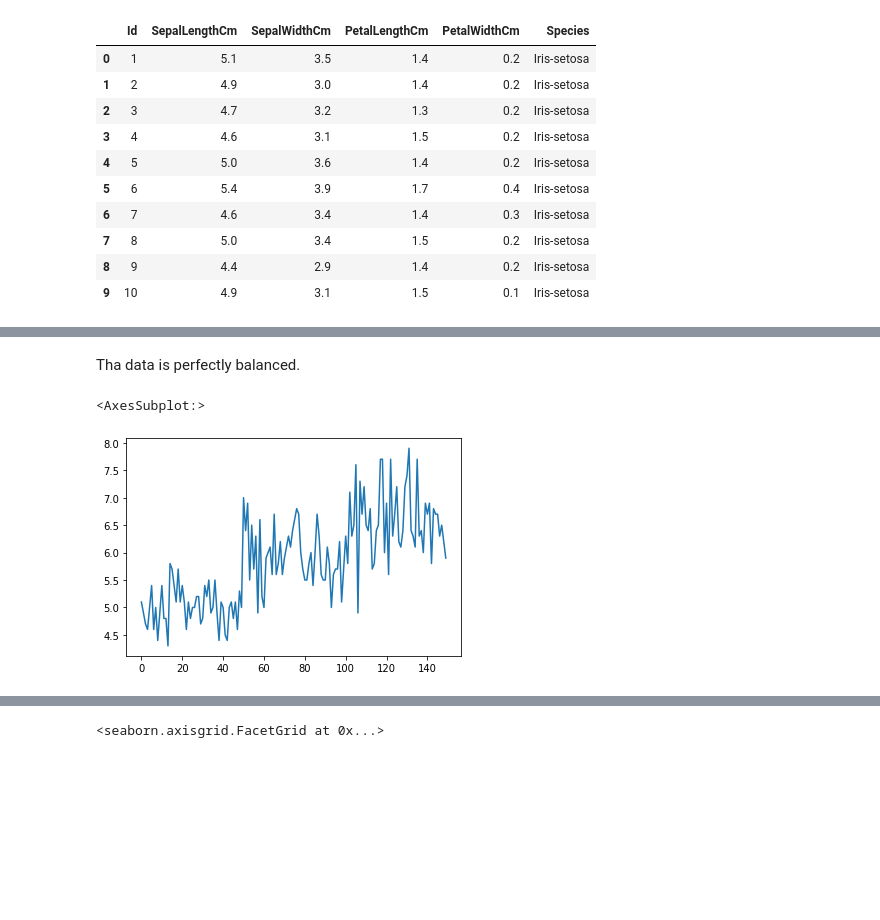
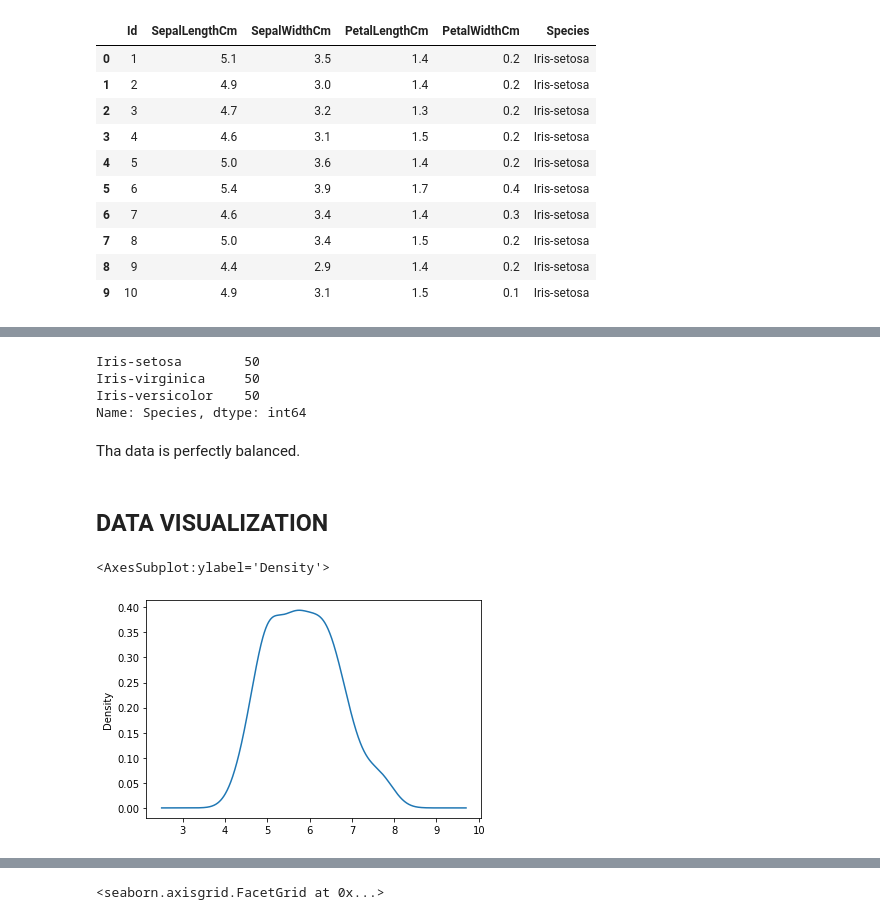
Before and after one commit to KavishGoyal/Grip_Tasks, a Jupyter notebook: Task_3_Unsupervised_Learning.ipynb, the cells around one changed output, grey strips where cells are left out. Cells and saved outputs as stored; diff of their text form; code cells hidden in the pictures; blank space fills up the shorter version.

```diff
--- a/Task_3_Unsupervised_Learning.ipynb
+++ b/Task_3_Unsupervised_Learning.ipynb
@@ -70,7 +75,18 @@ Name: Species, dtype: int64
+# %%
+## Getting label counts
+iris_data.Species.value_counts()
+# %% [output]
+Iris-setosa        50
+Iris-virginica     50
+Iris-versicolor    50
+Name: Species, dtype: int64
 # %% [markdown]
 Tha data is perfectly balanced.
-# %%
-iris_data['SepalLengthCm'].plot(kind = 'line')
-# %% [output]
-<AxesSubplot:>
-[figure, removed]
+# %% [markdown]
+## DATA VISUALIZATION
+# %%
+## Visualing sepal_length's variation
+iris_data['SepalLengthCm'].plot(kind = 'kde')
+# %% [output]
+<AxesSubplot:ylabel='Density'>
+[figure, added]
```
Also changed, not shown: parts of 23 cells of this notebook.
